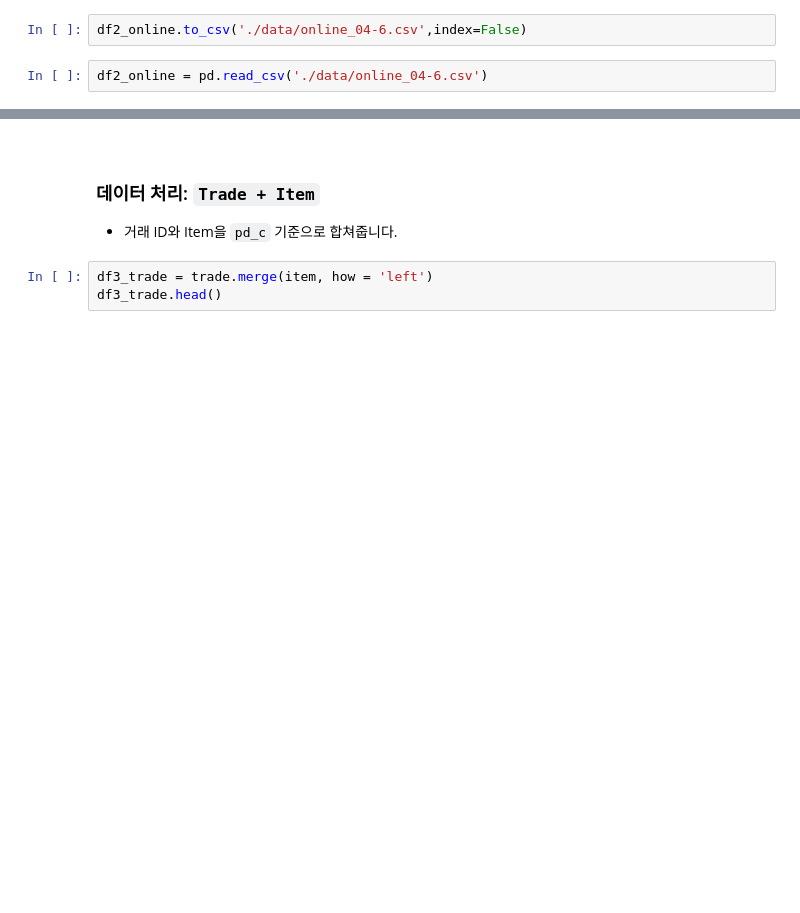
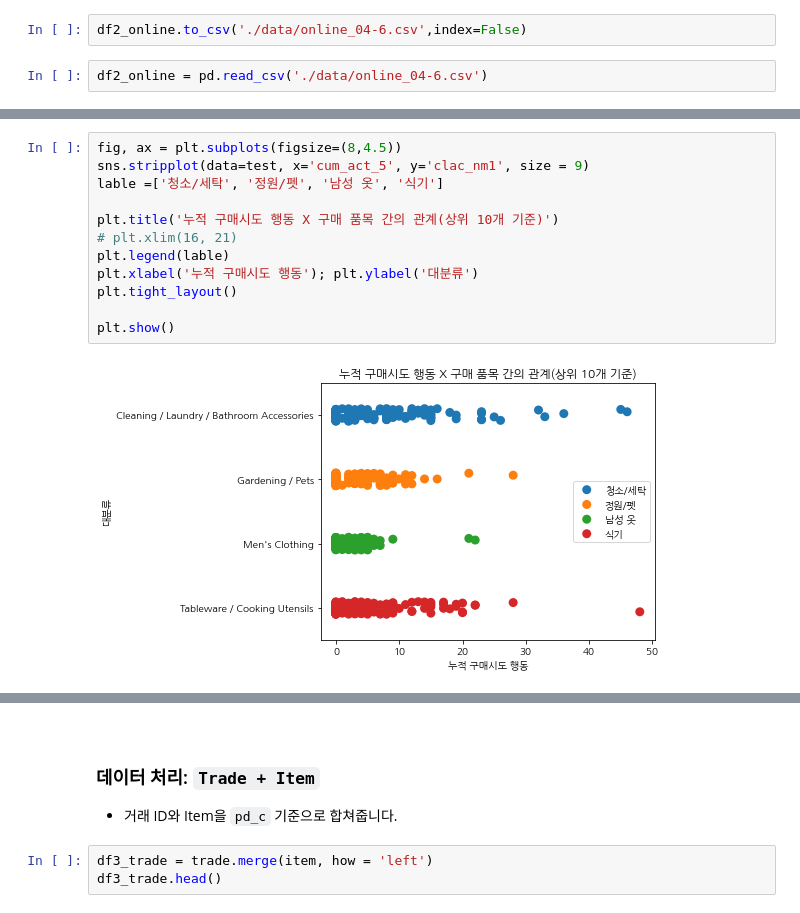
Before and after one commit to PEBpung/Lpoint-Hackathon, a Jupyter notebook: src/04.feature_생성.ipynb, the cells around one changed output, grey strips where cells are left out. Cells and saved outputs as stored; diff of their text form; blank space fills up the shorter version.

```diff
--- a/src/04.feature_생성.ipynb
+++ b/src/04.feature_생성.ipynb
@@ -389,0 +443,14 @@ df5_online
+# %%
+fig, ax = plt.subplots(figsize=(8,4.5))
+sns.stripplot(data=test, x='cum_act_5', y='clac_nm1', size = 9)
+lable =['청소/세탁', '정원/펫', '남성 옷', '식기']
+
+plt.title('누적 구매시도 행동 X 구매 품목 간의 관계(상위 10개 기준)')
+# plt.xlim(16, 21)
+plt.legend(lable)
+plt.xlabel('누적 구매시도 행동'); plt.ylabel('대분류')
+plt.tight_layout()
+
+plt.show()
+# %% [output]
+[figure, added]
```
Also changed, not shown: parts of 53 cells of this notebook, 2 other files.
